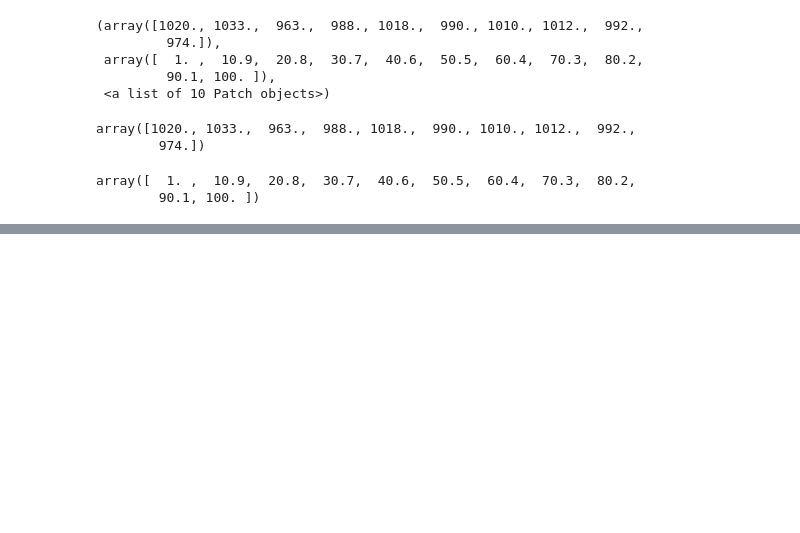
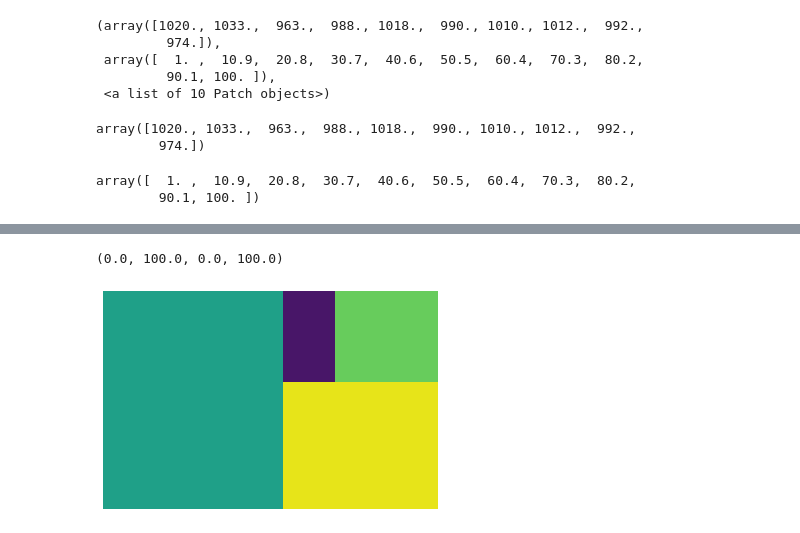
Before and after one commit to suphalaksana/data_viz_2022, a Jupyter notebook: DataViz04_Data_Comparison.ipynb, the cells around one changed output, grey strips where cells are left out. Cells and saved outputs as stored; diff of their text form; code cells hidden in the pictures; blank space fills up the shorter version.

Commit message:
syder chart

```diff
--- a/DataViz04_Data_Comparison.ipynb
+++ b/DataViz04_Data_Comparison.ipynb
@@ -344,0 +361,8 @@ array([  1. ,  10.9,  20.8,  30.7,  40.6,  50.5,  60.4,  70.3,  80.2,
+# %%
+data = [500, 250, 60, 120]  #สร้าง data ขึ้นมา
+# %%
+squarify.plot(data)  # ปริมาณ 500 +250 +60 +120 #สีจะสุ่มไปเรื่อยๆ
+plt.axis('off')  #จะลบแกน
+# %% [output]
+(0.0, 100.0, 0.0, 100.0)
+[figure, added]
```
Also changed, not shown: parts of 21 cells of this notebook.
